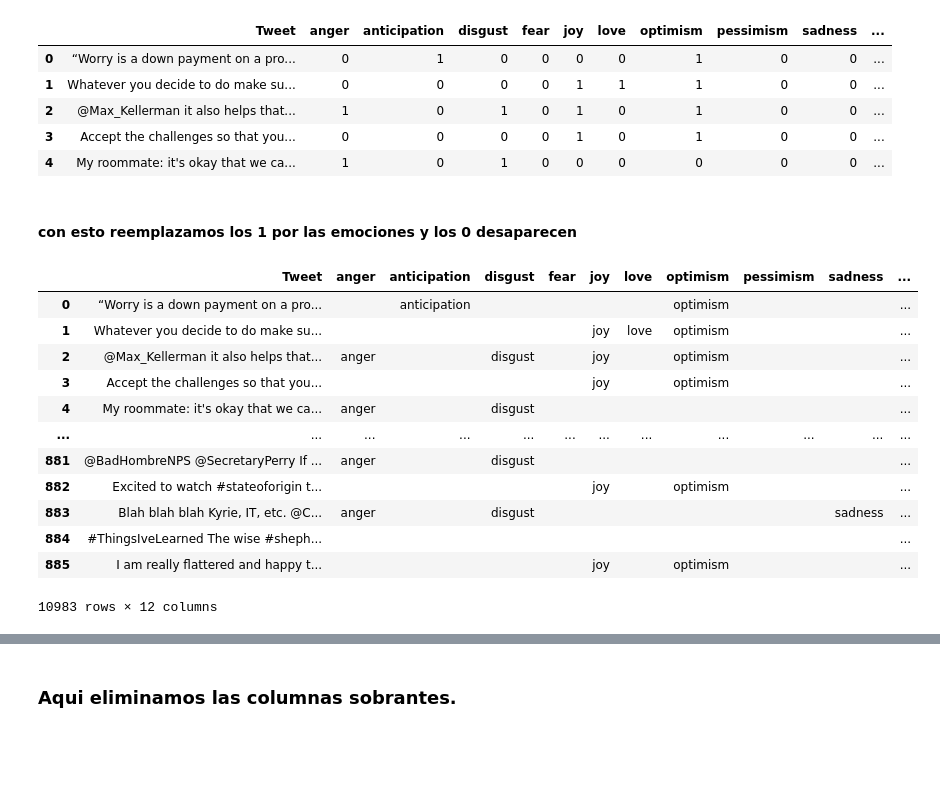
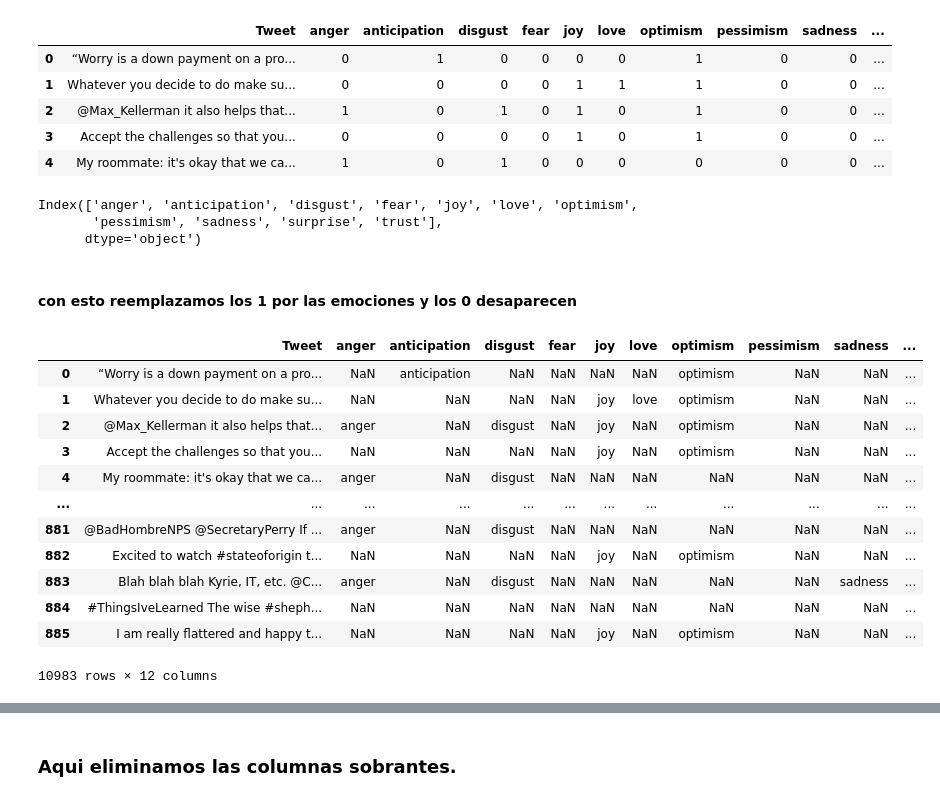
Before and after one commit to 4GeeksAcademy/sp-ml-17-final-project-g1, a Jupyter notebook: notebooks/semeval-e.ipynb, the cells around one changed output, grey strips where cells are left out. Drawn from its saved outputs; the diff is of its cells as text; code cells hidden in the pictures; blank space fills up the shorter version.

```diff
--- a/notebooks/semeval-e.ipynb
+++ b/notebooks/semeval-e.ipynb
@@ -32,25 +32,30 @@ semeval_e.head()
 df= semeval_e.copy()
 # %%
 emotion_cols = semeval_e.columns.drop('Tweet')
+emotion_cols
+# %% [output]
+Index(['anger', 'anticipation', 'disgust', 'fear', 'joy', 'love', 'optimism',
+       'pessimism', 'sadness', 'surprise', 'trust'],
+      dtype='object')
 # %% [markdown]
 #### con esto reemplazamos los 1 por las emociones y los 0 desaparecen
 # %%
 
 for col in emotion_cols:
-    df[col] = df[col].replace({1: col, 0: ""})
+    df[col] = df[col].replace({1: col, 0: np.nan})
 
 df
 # %% [output]
 |  | Tweet | anger | anticipation | disgust | fear | joy | love | optimism | pessimism | sadness | ... |
-| 0 | “Worry is a down payment on a pro... |  | anticipation |  |  |  |  | optimism |  |  | ... |
-| 1 | Whatever you decide to do make su... |  |  |  |  | joy | love | optimism |  |  | ... |
-| 2 | @Max_Kellerman it also helps that... | anger |  | disgust |  | joy |  | optimism |  |  | ... |
-| 3 | Accept the challenges so that you... |  |  |  |  | joy |  | optimism |  |  | ... |
-| 4 | My roommate: it's okay that we ca... | anger |  | disgust |  |  |  |  |  |  | ... |
+| 0 | “Worry is a down payment on a pro... | NaN | anticipation | NaN | NaN | NaN | NaN | optimism | NaN | NaN | ... |
+| 1 | Whatever you decide to do make su... | NaN | NaN | NaN | NaN | joy | love | optimism | NaN | NaN | ... |
+| 2 | @Max_Kellerman it also helps that... | anger | NaN | disgust | NaN | joy | NaN | optimism | NaN | NaN | ... |
+| 3 | Accept the challenges so that you... | NaN | NaN | NaN | NaN | joy | NaN | optimism | NaN | NaN | ... |
+| 4 | My roommate: it's okay that we ca... | anger | NaN | disgust | NaN | NaN | NaN | NaN | NaN | NaN | ... |
 | ... | ... | ... | ... | ... | ... | ... | ... | ... | ... | ... | ... |
-| 881 | @BadHombreNPS @SecretaryPerry If ... | anger |  | disgust |  |  |  |  |  |  | ... |
-| 882 | Excited to watch #stateoforigin t... |  |  |  |  | joy |  | optimism |  |  | ... |
-| 883 | Blah blah blah Kyrie, IT, etc. @C... | anger |  | disgust |  |  |  |  |  | sadness | ... |
-| 884 | #ThingsIveLearned The wise #sheph... |  |  |  |  |  |  |  |  |  | ... |
-| 885 | I am really flattered and happy t... |  |  |  |  | joy |  | optimism |  |  | ... |
+| 881 | @BadHombreNPS @SecretaryPerry If ... | anger | NaN | disgust | NaN | NaN | NaN | NaN | NaN | NaN | ... |
+| 882 | Excited to watch #stateoforigin t... | NaN | NaN | NaN | NaN | joy | NaN | optimism | NaN | NaN | ... |
+| 883 | Blah blah blah Kyrie, IT, etc. @C... | anger | NaN | disgust | NaN | NaN | NaN | NaN | NaN | sadness | ... |
+| 884 | #ThingsIveLearned The wise #sheph... | NaN | NaN | NaN | NaN | NaN | NaN | NaN | NaN | NaN | ... |
+| 885 | I am really flattered and happy t... | NaN | NaN | NaN | NaN | joy | NaN | optimism | NaN | NaN | ... |
 10983 rows × 12 columns
```
Also changed, not shown: parts of 12 cells of this notebook, 1 other file.
